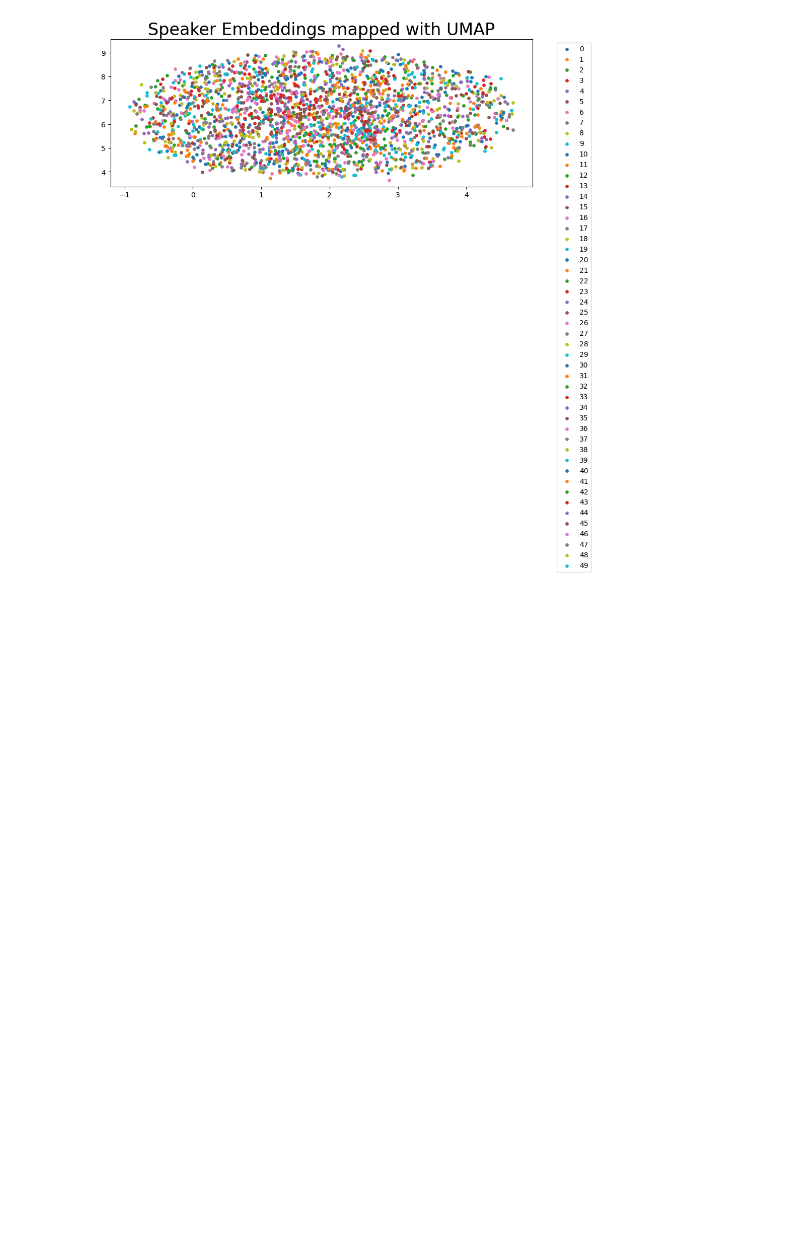
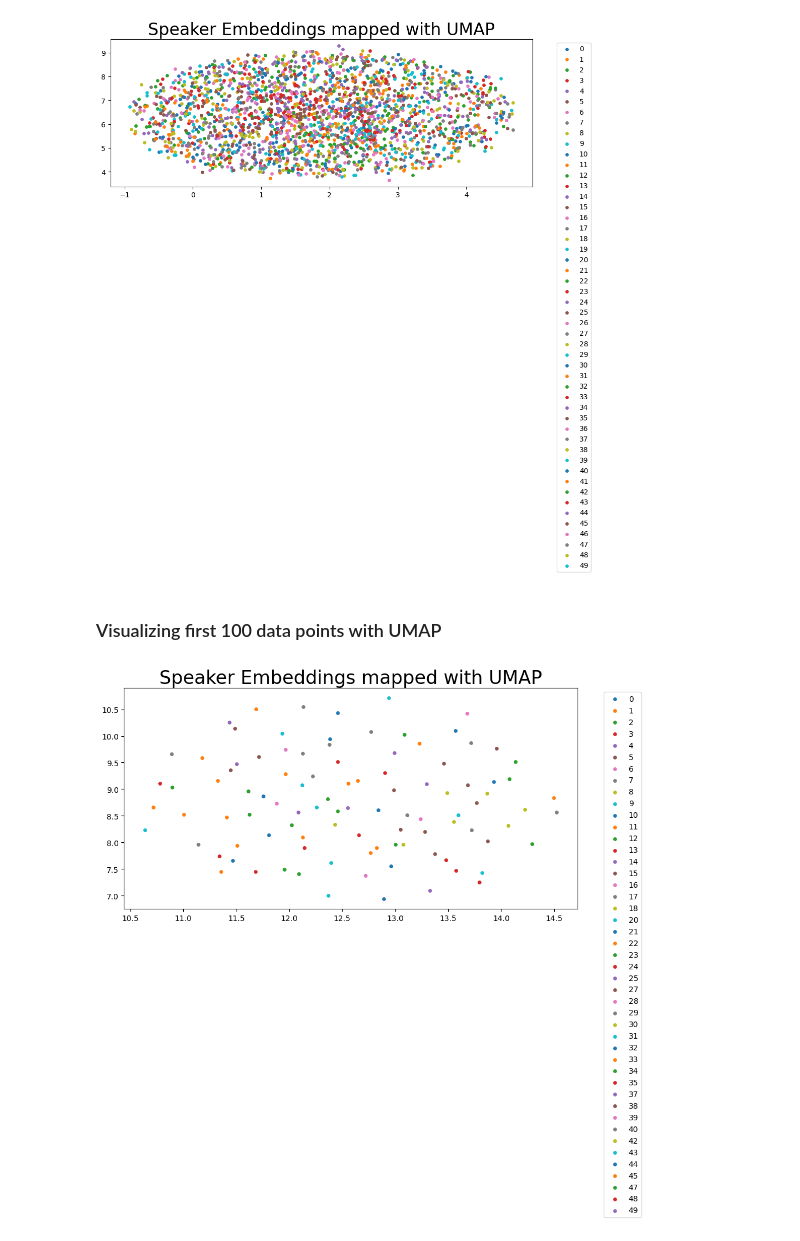
Before and after one commit to Yi-Shan-lin/Speaker-Recognition-using-ResNet-Embeddings, a Jupyter notebook: Evaluation_template.ipynb, the cells around one changed output. Drawn from its saved outputs; the diff is of its cells as text; code cells hidden in the pictures; blank space fills up the shorter version.

Commit message:
update graphs

```diff
--- a/Evaluation_template.ipynb
+++ b/Evaluation_template.ipynb
@@ -381,3 +404,9 @@ all_embeddings = np.squeeze(all_embeddings)
 visualize_with_umap(all_embeddings, all_ids)
 # %% [output]
 [figure]
+# %% [markdown]
+### Visualizing first 100 data points with UMAP
+# %%
+visualize_with_umap(all_embeddings[:100], all_ids[:100])
+# %% [output]
+[figure, added]
```
Also changed, not shown: parts of 7 cells of this notebook.
